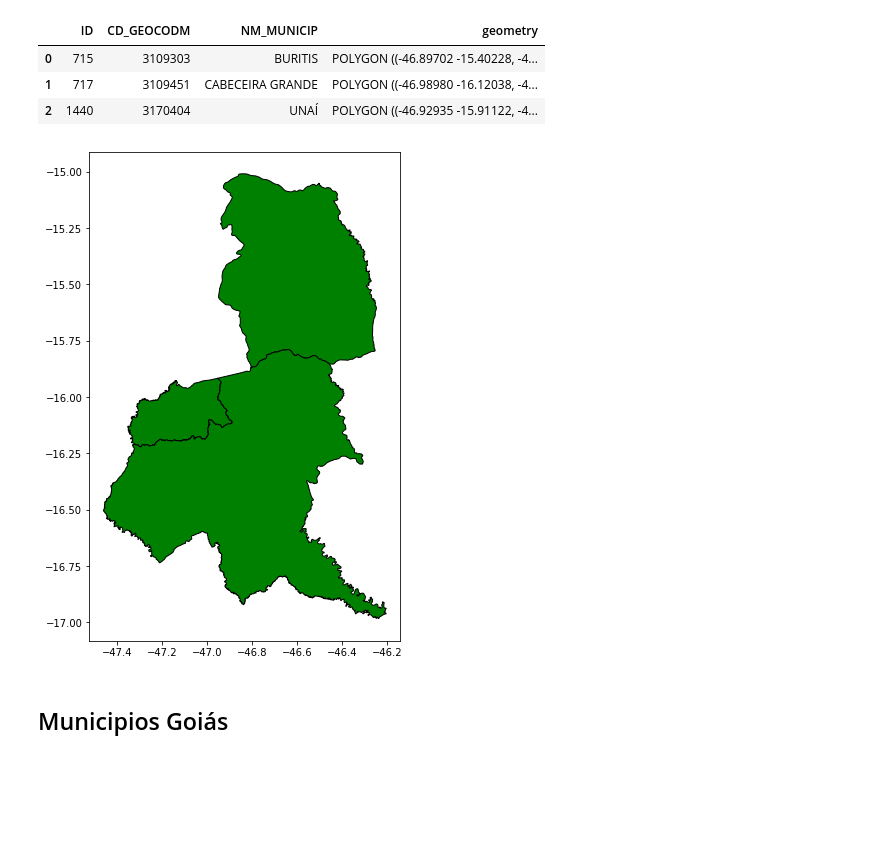
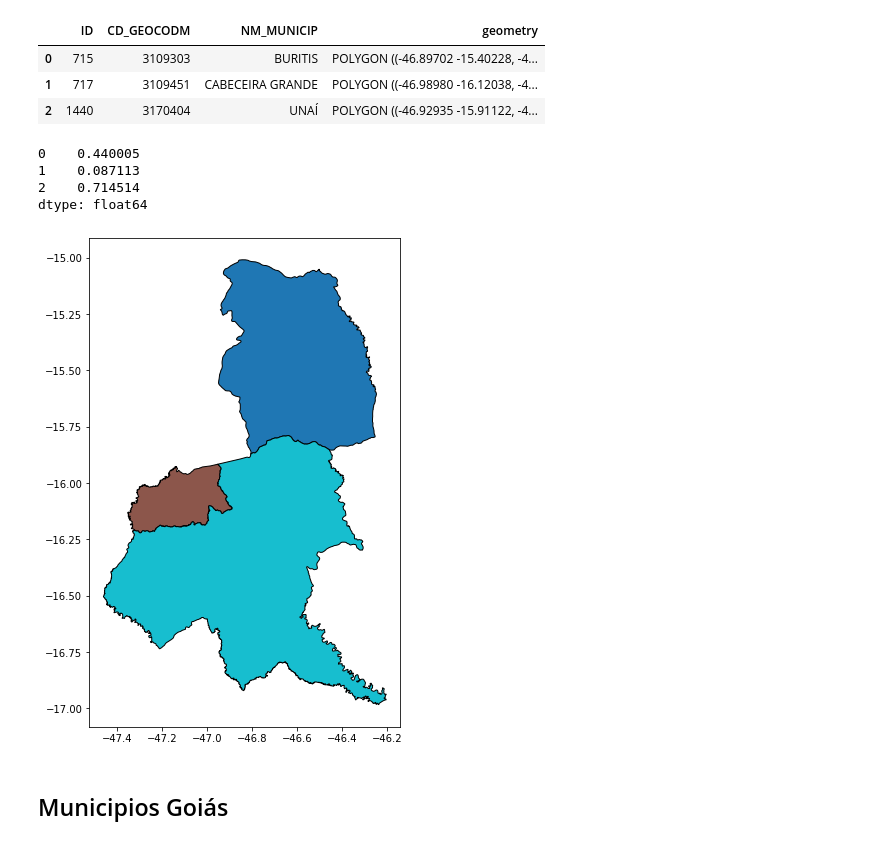
Before and after one commit to Marcos314/Pibiti_2019, a Jupyter notebook: notebooks/Geopandas/note1.ipynb, the cells around one changed output. Cells and saved outputs as stored; diff of their text form; code cells hidden in the pictures; blank space fills up the shorter version.

```diff
--- a/notebooks/Geopandas/note1.ipynb
+++ b/notebooks/Geopandas/note1.ipynb
@@ -16,11 +16,18 @@ mg
 | 0 | 715 | 3109303 | BURITIS | POLYGON ((-46.89702 -15.40228, -4... |
 | 1 | 717 | 3109451 | CABECEIRA GRANDE | POLYGON ((-46.98980 -16.12038, -4... |
 | 2 | 1440 | 3170404 | UNAÍ | POLYGON ((-46.92935 -15.91122, -4... |
+# %%
+mg.area
+# %% [output]
+0    0.440005
+1    0.087113
+2    0.714514
+dtype: float64
 # %%
-mg.plot(color='green',figsize=(10,9),edgecolor='black')
+mg.plot(figsize=(10,9),edgecolor='black', column='CD_GEOCODM')
 plt.show()
 # %% [output]
-[figure, old version]
+[figure, new version]
 # %% [markdown]
 ## Municipios Goiás
 # %%
```
Also changed, not shown: parts of 12 cells of this notebook, 1 other file.
